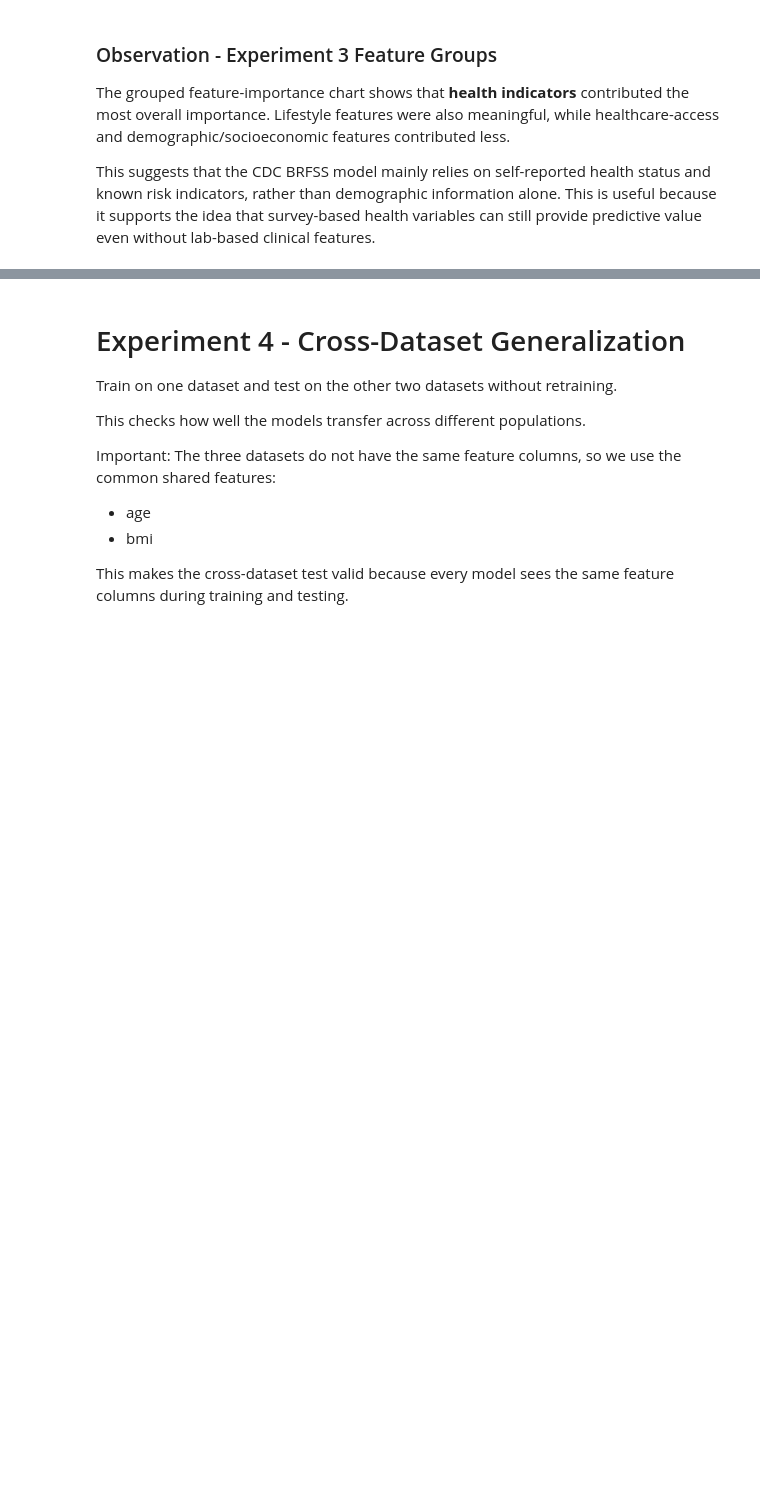
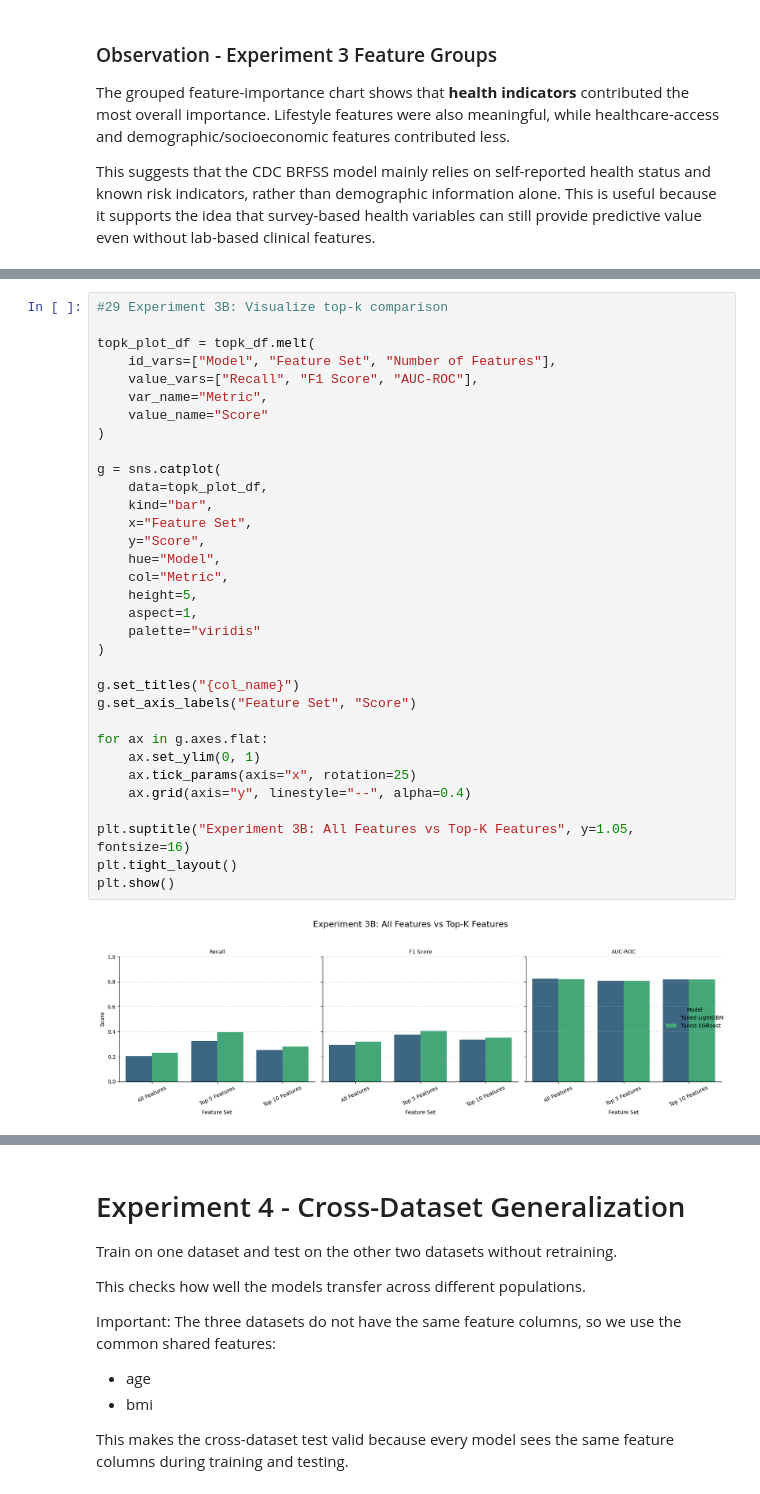
Before and after one commit to COMP3608-Intelligent-Systems-Project/Predicting-Type-2-Diabetes, a Jupyter notebook: notebooks/experiments/brfss_eda_experiments.ipynb, the cells around one changed output, grey strips where cells are left out. Saved outputs shown, nothing was run; the diff lists cells and outputs as text; blank space fills up the shorter version.

Commit message:
Top-k feature comparison added.

```diff
--- a/notebooks/experiments/brfss_eda_experiments.ipynb
+++ b/notebooks/experiments/brfss_eda_experiments.ipynb
@@ -890,0 +1002,35 @@ This suggests that the CDC BRFSS model mainly relies on self-reported health sta
+# %%
+#29 Experiment 3B: Visualize top-k comparison
+
+topk_plot_df = topk_df.melt(
+    id_vars=["Model", "Feature Set", "Number of Features"],
+    value_vars=["Recall", "F1 Score", "AUC-ROC"],
+    var_name="Metric",
+    value_name="Score"
+)
+
+g = sns.catplot(
+    data=topk_plot_df,
+    kind="bar",
+    x="Feature Set",
+    y="Score",
+    hue="Model",
+    col="Metric",
+    height=5,
+    aspect=1,
+    palette="viridis"
+)
+
+g.set_titles("{col_name}")
+g.set_axis_labels("Feature Set", "Score")
+
+for ax in g.axes.flat:
+    ax.set_ylim(0, 1)
+    ax.tick_params(axis="x", rotation=25)
+    ax.grid(axis="y", linestyle="--", alpha=0.4)
+
+plt.suptitle("Experiment 3B: All Features vs Top-K Features", y=1.05, fontsize=16)
+plt.tight_layout()
+plt.show()
+# %% [output]
+[figure, added]
```
Also changed, not shown: parts of 12 cells of this notebook.
